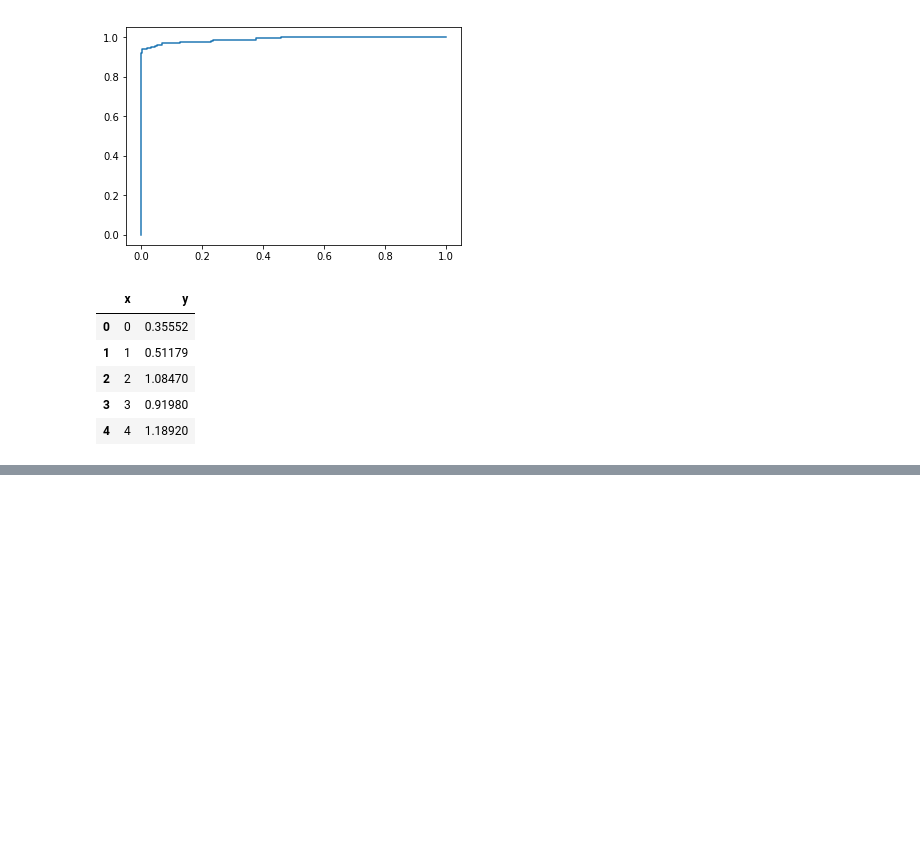
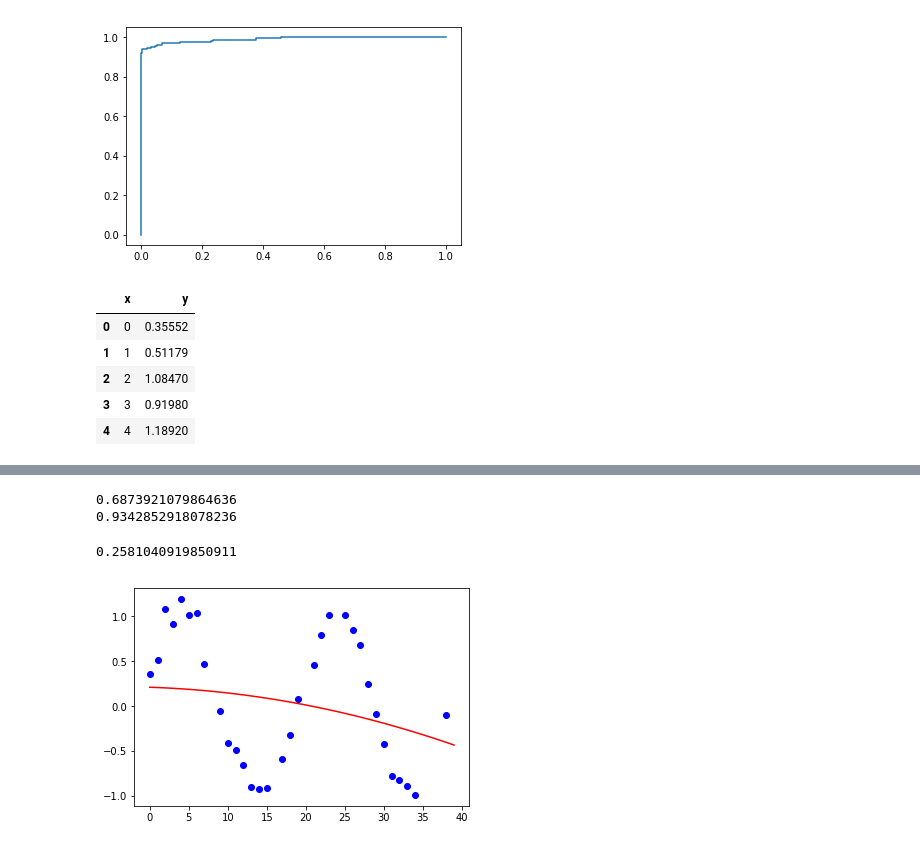
Before and after one commit to akhvorov/ml-1-ifmo-course, a Jupyter notebook: 8/NaiveBayes.ipynb, the cells around one changed output, grey strips where cells are left out. Drawn from its saved outputs; the diff is of its cells as text; code cells hidden in the pictures; blank space fills up the shorter version.

```diff
--- a/8/NaiveBayes.ipynb
+++ b/8/NaiveBayes.ipynb
@@ -160,0 +201,12 @@ def r_score(y_true, y_pr):
+# %%
+regression(hydrodynamics_features, hydrodynamics_label, deg=1, plot=False)
+regression(hydrodynamics_features, hydrodynamics_label, deg=2, plot=False)
+# %% [output]
+0.6873921079864636
+0.9342852918078236
+# %%
+# Слишком мало данных, чтобы сделать какой-то вывод
+regression(noisysine_features, noisysine_label, deg=2, lam=10, plot=True)
+# %% [output]
+0.2581040919850911
+[figure, added]
```
Also changed, not shown: parts of 18 cells of this notebook, 2 other files.
